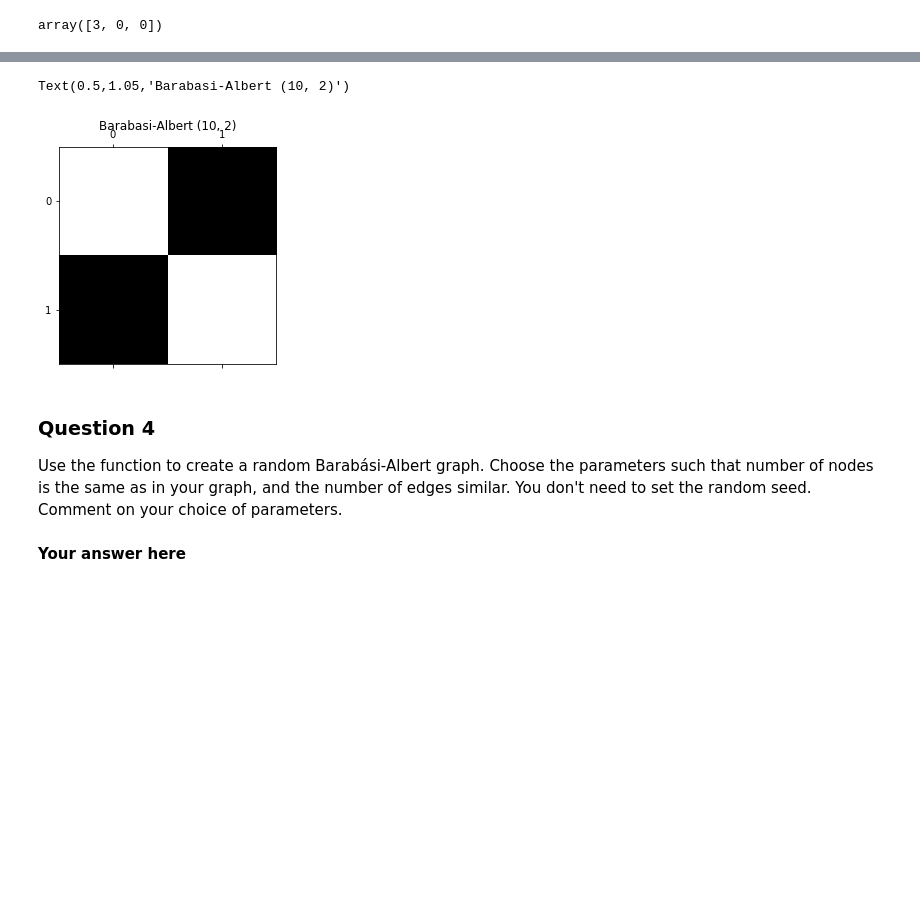
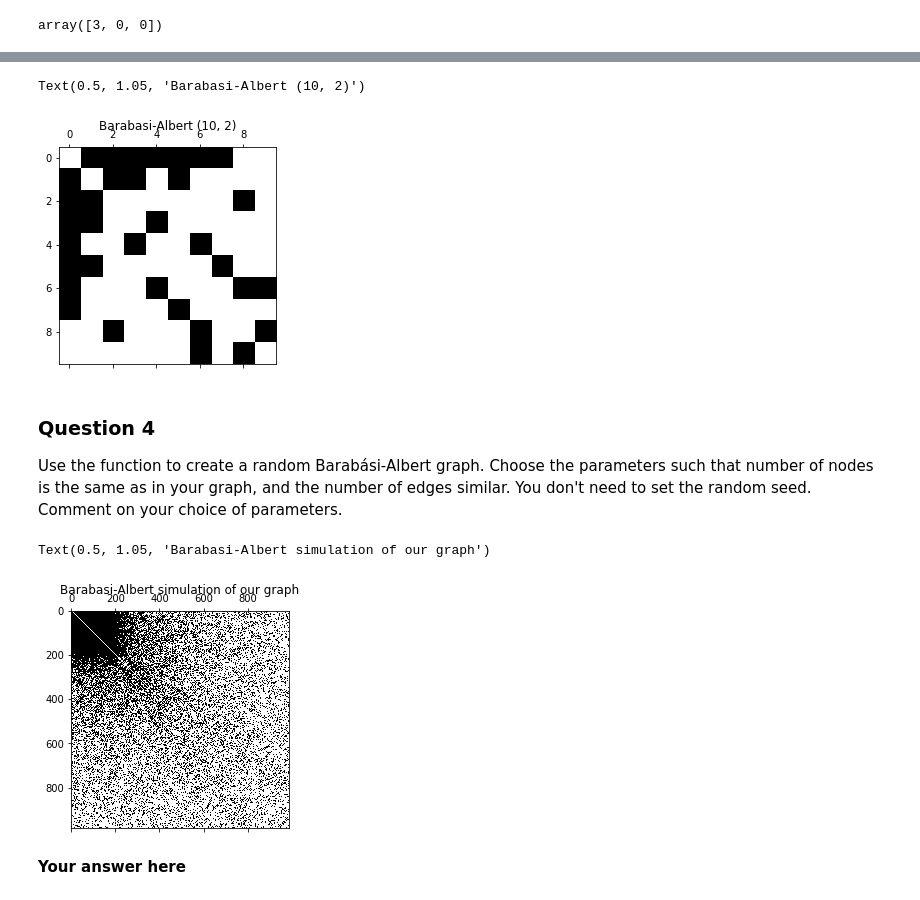
Before and after one commit to Team36-ntds2018/Project_free_music_archives_2018, a Jupyter notebook: Milestone_2/2_network_models.ipynb, the cells around one changed output, grey strips where cells are left out. Drawn from its saved outputs; the diff is of its cells as text; code cells hidden in the pictures; blank space fills up the shorter version.

```diff
--- a/Milestone_2/2_network_models.ipynb
+++ b/Milestone_2/2_network_models.ipynb
@@ -197,10 +169,10 @@ array([[0.]])
 # %%
-ba = barabasi_albert(10, 2, 8708)
+ba = barabasi_albert(10, 2, 3)
 plt.spy(ba)
 plt.title('Barabasi-Albert (10, 2)')
 # %% [output]
-Text(0.5,1.05,'Barabasi-Albert (10, 2)')
+Text(0.5, 1.05, 'Barabasi-Albert (10, 2)')
-[figure, old version]
+[figure, new version]
 # %% [markdown]
 ### Question 4
 
@@ -210,3 +180,11 @@ Use the function to create a random Barabási-Albert graph. Choose the parameter
+# %%
+ba_graph = barabasi_albert(n_nodes, 195, 200)
+edges_ba = sum(sum(ba_graph != 0))/2
+plt.spy(ba_graph)
+plt.title('Barabasi-Albert simulation of our graph')
+# %% [output]
+Text(0.5, 1.05, 'Barabasi-Albert simulation of our graph')
+[figure, added]
 # %% [markdown]
 **Your answer here**
 # %% [markdown]
```
Also changed, not shown: parts of 9 cells of this notebook.
